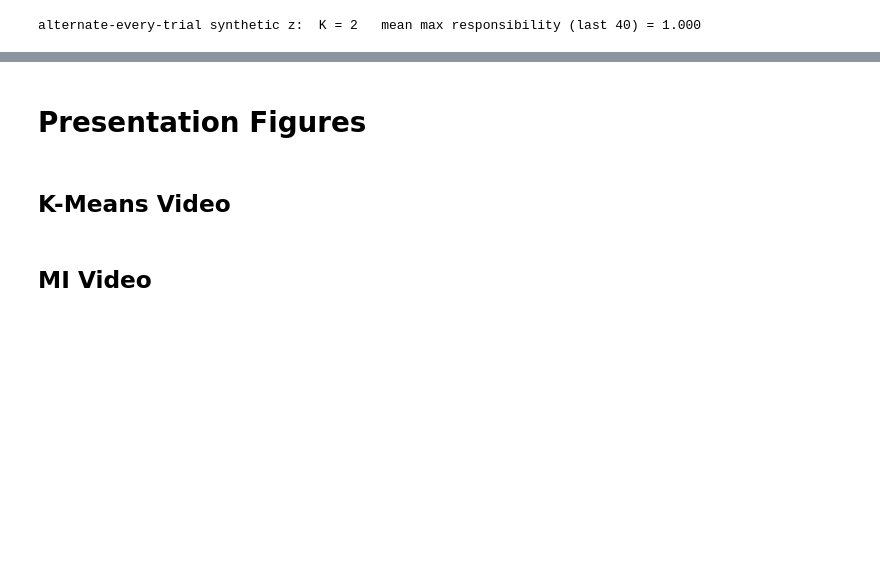
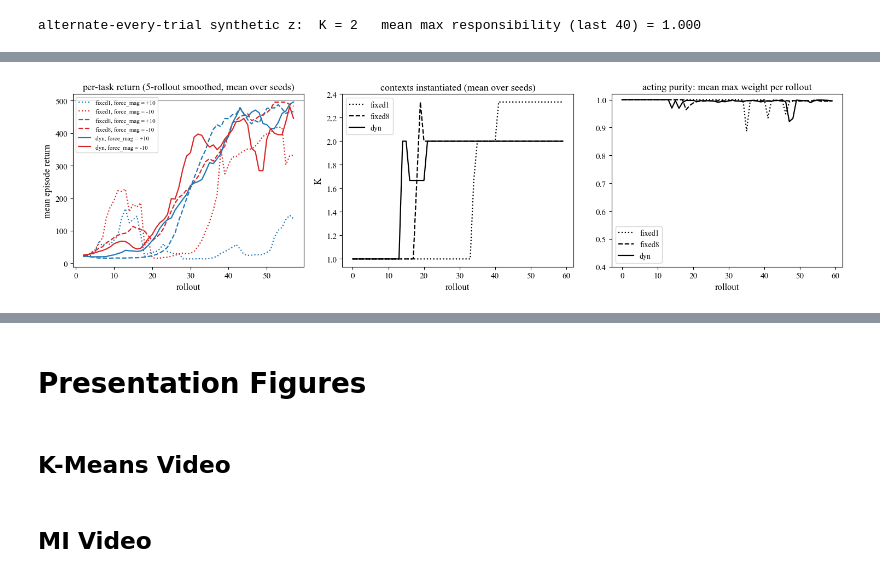
Before and after one commit to RichieRich2569/COINRL, a Jupyter notebook: basics.ipynb, the cells around one changed output, grey strips where cells are left out. Cells and saved outputs as stored; diff of their text form; code cells hidden in the pictures; blank space fills up the shorter version.

```diff
--- a/basics.ipynb
+++ b/basics.ipynb
@@ -2189,0 +2797,79 @@ two times in three.
+# %%
+# --- Experiment 5: the comparison ----------------------------------------------
+# Purity = the step-averaged max acting weight, i.e. how mixed what the policy acts on
+# is; 1.0 is a pure single-head policy.  The within-segment update holds it at ~1 under
+# EVERY schedule, so segment size is left with one effect only - when COIN's context
+# split arrives, and how much two-context training time remains after it.
+def seg_summary(flat):
+    task, ret = flat["task"].astype(int), flat["ret"]
+    rollout, K = flat["rollout"].astype(int), flat["K_post"].astype(int)
+    n_roll = int(rollout.max()) + 1
+    k2 = int(np.argmax(K >= 2)) if (K >= 2).any() else -1
+    last20 = rollout >= n_roll - 20
+
+    def pt(sel):
+        out = []
+        for k in range(N_TASKS):
+            x = ret[sel & (task == k)]
+            x = x[~np.isnan(x)]
+            out.append(float(np.mean(x)) if x.size else np.nan)
+        return out
+
+    return {"k2": k2, "k2_trial": int(np.sum(rollout < k2)) if k2 >= 0 else -1,
+            "purity": float(flat["w_mean"].max(axis=1).mean()), "ret20": pt(last20),
+            "peak": [float(np.nanmax(ret[task == k])) if (task == k).any() else np.nan
+                     for k in range(N_TASKS)]}
+
+
+print(f"{'schedule':>8} {'seed':>4} | {'K=2 rollout':>11} {'(trial)':>7} {'purity':>6} | "
+      f"{'return last 20':>15} | {'peak':>11}")
+for _config in SEG_SCHEDULES:
+    for _seed in SEG_SEEDS:
+        s = seg_summary(seg_results[_config, _seed])
+        print(f"{_config:>8} {_seed:>4} | {s['k2']:>11} {s['k2_trial']:>7} "
+              f"{s['purity']:>6.3f} | {s['ret20'][0]:>6.0f} / {s['ret20'][1]:<6.0f} | "
+              f"{s['peak'][0]:>4.0f} / {s['peak'][1]:<4.0f}")
+
+
+def rollout_series(flat, values, sel=None):
+    """Per-rollout nan-mean of a per-segment quantity, optionally masked."""
+    rollout = flat["rollout"].astype(int)
+    keep = np.ones(rollout.size, bool) if sel is None else sel
+    out = np.full(int(rollout.max()) + 1, np.nan)
+    for it in range(out.size):
+        x = values[(rollout == it) & keep]
+        x = x[~np.isnan(x)]
+        if x.size:
+            out[it] = x.mean()
+    return out
+
+
+SEG_STYLES = {"fixed1": ":", "fixed8": "--", "dyn": "-"}
+fig, axes = plt.subplots(1, 3, figsize=(15, 4.2))
+for _config in SEG_SCHEDULES:
+    runs = [seg_results[_config, s] for s in SEG_SEEDS]
+    for k in range(N_TASKS):
+        mu, _ = mean_sd([smooth(rollout_series(f, f["ret"], f["task"].astype(int) == k), 5)
+                         for f in runs])
+        axes[0].plot(np.arange(mu.size) + 2, mu, SEG_STYLES[_config], color=COLOURS[k],
+                     lw=1.6, label=f"{_config}, {task_label(k)}")
+    mu, _ = mean_sd([f["K_post"] for f in runs])
+    axes[1].plot(mu, SEG_STYLES[_config], color="k", lw=1.6, label=_config)
+    mu, _ = mean_sd([rollout_series(f, f["w_mean"].max(axis=1)) for f in runs])
+    axes[2].plot(mu, SEG_STYLES[_config], color="k", lw=1.6, label=_config)
+axes[0].axhline(500, color="grey", lw=0.8)
+axes[0].set_title("per-task return (5-rollout smoothed, mean over seeds)")
+axes[0].set_xlabel("rollout")
+axes[0].set_ylabel("mean episode return")
+axes[0].legend(fontsize=8)
+axes[1].set_title("contexts instantiated (mean over seeds)")
+axes[1].set_xlabel("rollout")
+axes[1].set_ylabel("K")
+axes[1].legend()
+axes[2].set_title("acting purity: mean max weight per rollout")
+axes[2].set_xlabel("rollout")
+axes[2].set_ylim(0.4, 1.02)
+axes[2].legend()
+fig.tight_layout()
+plt.show()
+# %% [output]
@@ -2189,0 +2886 @@ two times in three.
+[figure, added]
```
Also changed, not shown: parts of 18 cells of this notebook, 13 other files.
